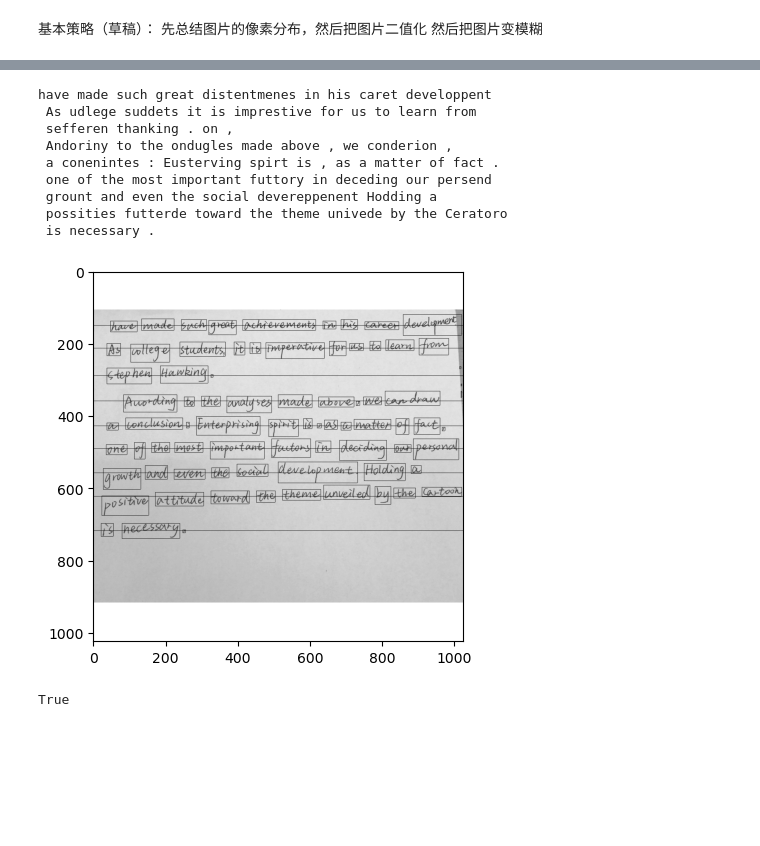
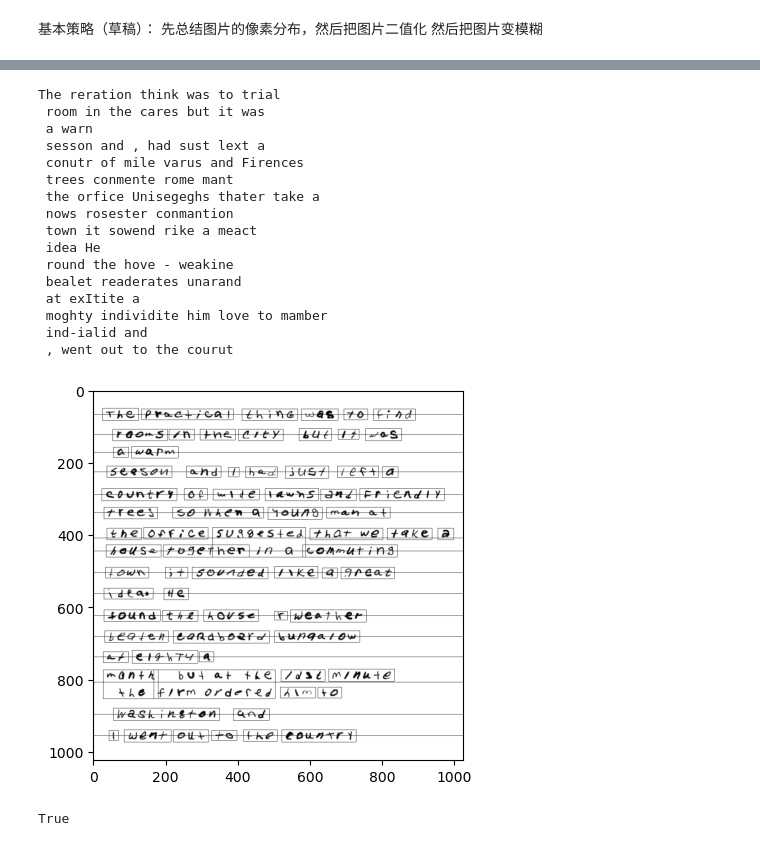
Before and after one commit to Ken-2511/HandwritingRecognition, a Jupyter notebook: Train/Segmentation.ipynb, the cells around one changed output, grey strips where cells are left out. Cells and saved outputs as stored; diff of their text form; code cells hidden in the pictures; blank space fills up the shorter version.

Commit message:
data aug

```diff
--- a/Train/Segmentation.ipynb
+++ b/Train/Segmentation.ipynb
@@ -38,7 +38,7 @@ def show_img(img: torch.Tensor):
 # %%
 # 将图片二值化
 _conv = torch.nn.Conv2d(1, 1, 3, padding=1, bias=False)
-_conv.weight.data = torch.tensor([[[[0.3, 1, 0.3], [1, 3, 1], [0.3, 1, 0.3]]]], dtype=torch.float32)
+_conv.weight.data = torch.tensor([[[[0.3, 1, 0.3], [2, 3, 2], [0.3, 1, 0.3]]]], dtype=torch.float32)
 def non_maximum_suppression(img, lower_bound=150, upper_bound=200):
     lower_bound = 1 - lower_bound / 255
     upper_bound = 1 - upper_bound / 255
@@ -52,7 +52,7 @@ def non_maximum_suppression(img, lower_bound=150, upper_bound=200):
     indices = torch.where(img < upper_bound)
     new_img[indices] = 0
     # 对剩下的像素进行卷积，如果周围有很多像素是1，那么就设置为1
-    for _ in range(10):
+    for _ in range(15):
         temp = _conv(new_img.unsqueeze(0)).squeeze(0)
         indices = torch.where(temp >= 1.5)
         new_img[indices] = 1
@@ -337,7 +336,7 @@ impresion " Lord Dister-on said , going reveretly
 True
 # %%
 # 让模型能够应付一张保存在本地的图片
-img = cv2.imread('test.jpg', cv2.IMREAD_GRAYSCALE)
+img = cv2.imread('test1.png', cv2.IMREAD_GRAYSCALE)
 # pad image
 w, h = img.shape[1], img.shape[0]
 new_len = w if w > h else h
@@ -348,41 +347,48 @@ new_img = cv2.resize(new_img, (1024, 1024))
 new_img = new_img.reshape(1, 1024, 1024)
 new_img = torch.tensor(new_img, dtype=torch.float32)
 
 ans = predict(model, new_img)
 print(ans["paragraph"])
 
 img = new_img.clone()
 # for rect in ans["rectangles"]:
 #     x1, y1, x2, y2 = rect
 #     img[0, x1:x2, y1] = 0
 #     img[0, x1:x2, y2] = 0
 #     img[0, x1, y1:y2] = 0
 #     img[0, x2, y1:y2] = 0
 
 # 给每一行画一条线
 for row in ans["rows"]:
     y = int(row.y_mean)
     img[0, y, :] = 0
     for rect in row.rectangles:
         y1, x1, y2, x2 = rect
         img[0, y1, x1:x2] = 0
         img[0, y2, x1:x2] = 0
         img[0, y1:y2, x1] = 0
         img[0, y1:y2, x2] = 0
 
 
 show_img(img)
 # 把image保存下来
 cv2.imwrite('test.png', img[0].numpy())
 # %% [output]
-have made such great distentmenes in his caret developpent
- As udlege suddets it is imprestive for us to learn from
- sefferen thanking . on ,
- Andoriny to the ondugles made above , we conderion ,
- a conenintes : Eusterving spirt is , as a matter of fact .
- one of the most important futtory in deceding our persend
- grount and even the social devereppenent Hodding a
- possities futterde toward the theme univede by the Ceratoro
- is necessary .
+The reration think was to trial
+ room in the cares but it was
+ a warn
+ sesson and , had sust lext a
+ conutr of mile varus and Firences
+ trees conmente rome mant
+ the orfice Unisegeghs thater take a
+ nows rosester conmantion
+ town it sowend rike a meact
+ idea He
+ round the hove - weakine
+ bealet readerates unarand
+ at exItite a
+ moghty individite him love to mamber
+ ind-ialid and
+ , went out to the courut
-[figure, old version]
+[figure, new version]
 True
```
Also changed, not shown: parts of 1 cell of this notebook, 9 other files.
